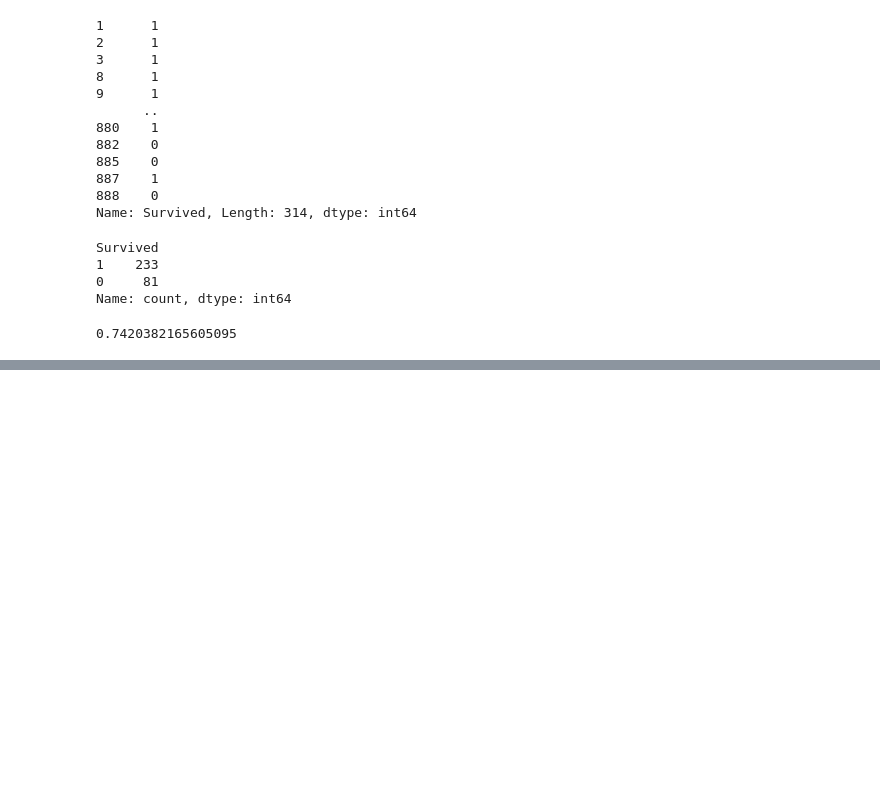
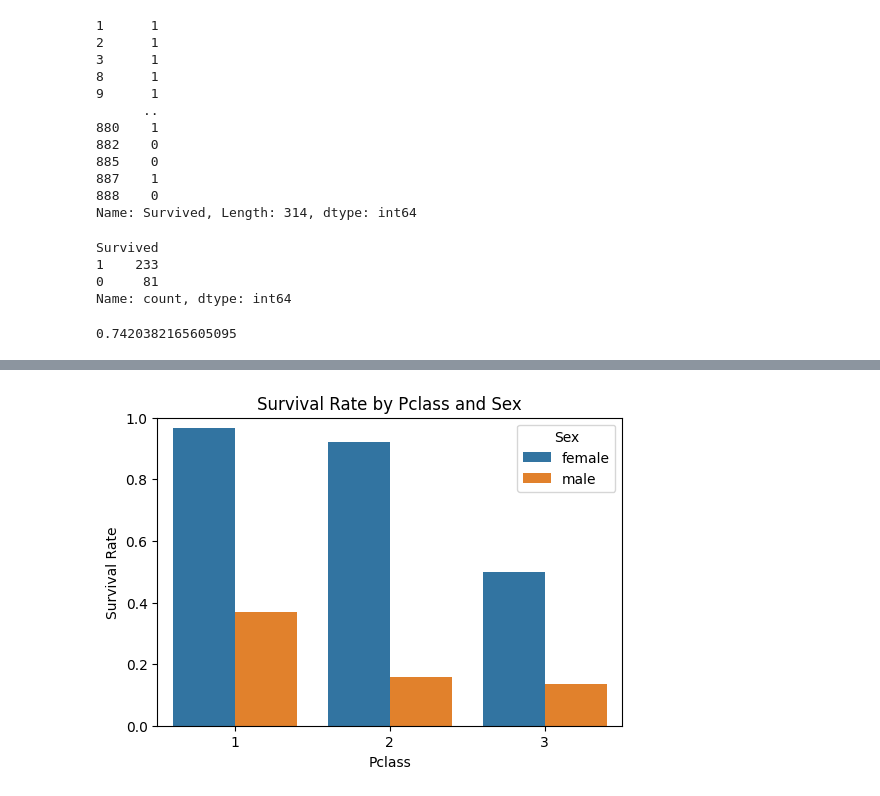
Before and after one commit to shota98501/Data_Scientist, a Jupyter notebook: Kaggle/Titanic/Data_Analysis/Titanic.ipynb, the cells around one changed output, grey strips where cells are left out. Saved outputs shown, nothing was run; the diff lists cells and outputs as text; code cells hidden in the pictures; blank space fills up the shorter version.

```diff
--- a/Kaggle/Titanic/Data_Analysis/Titanic.ipynb
+++ b/Kaggle/Titanic/Data_Analysis/Titanic.ipynb
@@ -186,3 +98,0 @@ Sex_dummies
-# %%
-Main = Sex_dummies.rename(columns={"Sex_female" : "Female", "Sex_male" : "Male"})
-Main
@@ -202,0 +99,3 @@ Main
+# %%
+Rate_Pclass = Main.groupby(["Pclass", "Sex"])["Survived"].mean().reset_index()
+Rate_Pclass
@@ -202,0 +113,12 @@ Main
+# %%
+plt.figure(figsize=(6,4))
+sns.barplot(data=Rate_Pclass, x="Pclass", y="Survived", hue="Sex")
+
+plt.title("Survival Rate by Pclass and Sex")
+plt.ylabel("Survival Rate")
+plt.xlabel("Pclass")
+plt.ylim(0,1)
+plt.legend(title="Sex")
+plt.show()
+# %% [output]
+[figure, added]
```
Also changed, not shown: parts of 10 cells of this notebook.
